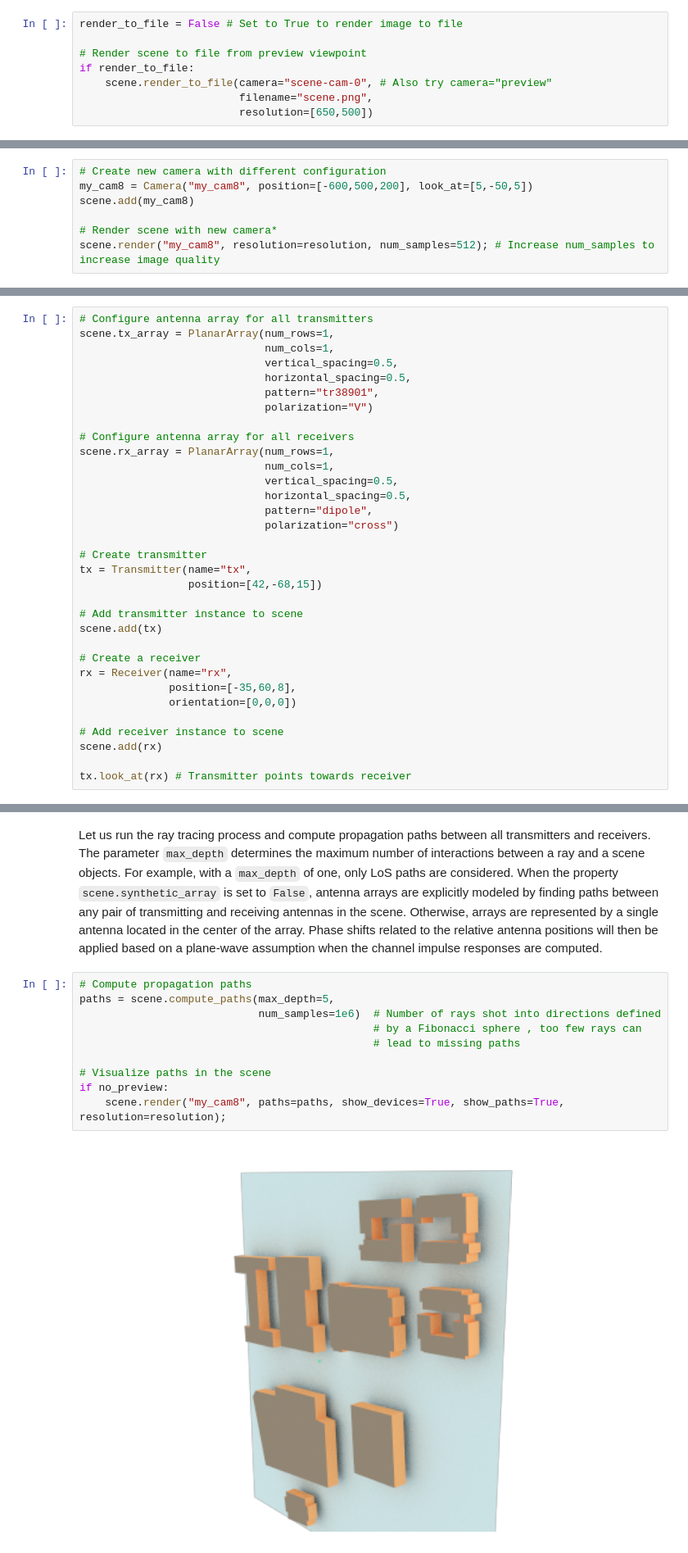
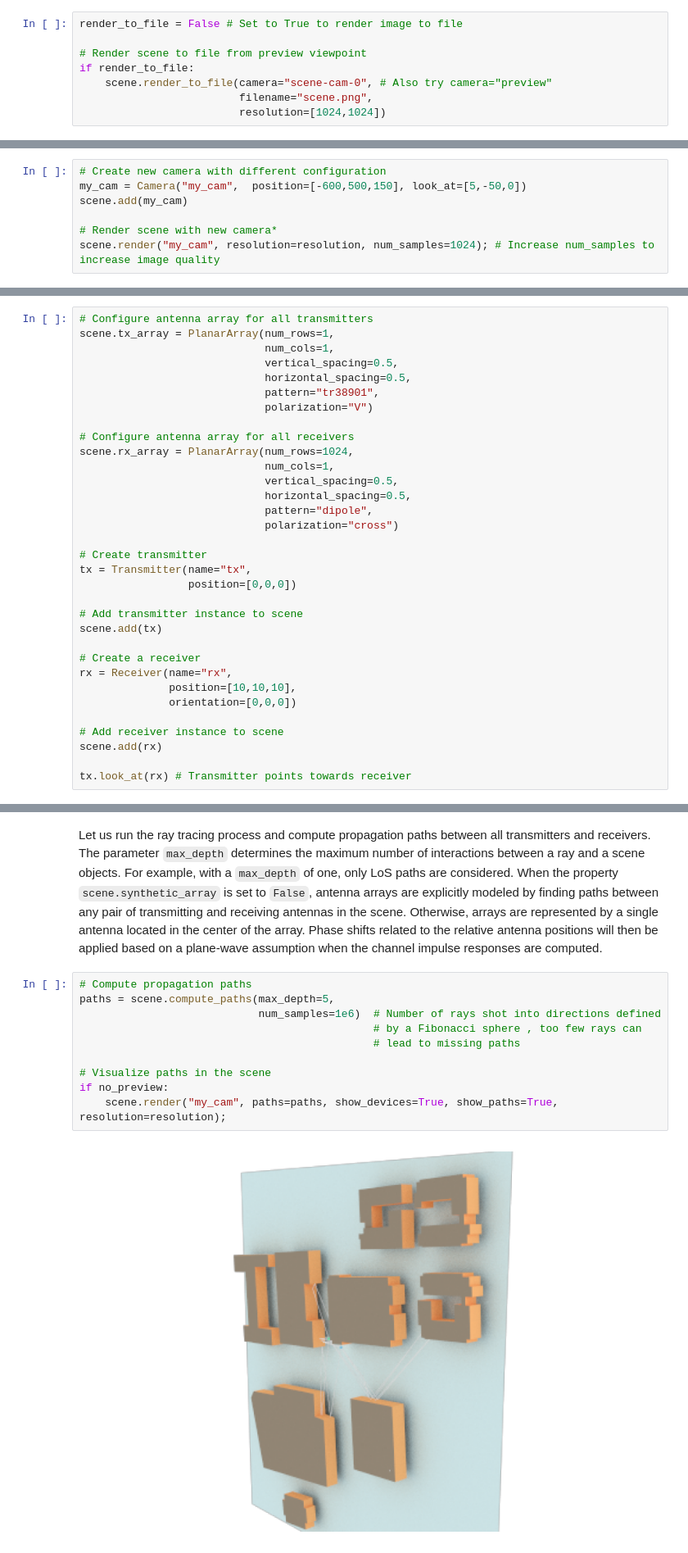
Before and after one commit to Lmyxxn/Sionna_Simulation, a Jupyter notebook: Sionna_Ray_Tracing_Introduction.ipynb, the cells around one changed output, grey strips where cells are left out. Shown at 82% size. Drawn from its saved outputs; the diff is of its cells as text.

```diff
--- a/Sionna_Ray_Tracing_Introduction.ipynb
+++ b/Sionna_Ray_Tracing_Introduction.ipynb
@@ -155,14 +153,14 @@ render_to_file = False # Set to True to render image to file
 if render_to_file:
     scene.render_to_file(camera="scene-cam-0", # Also try camera="preview"
                          filename="scene.png",
-                         resolution=[650,500])
+                         resolution=[1024,1024])
 # %% [markdown]
 Instead of the preview camera, one can also specify dedicated cameras with different positions and `look_at` directions.
 # %%
 # Create new camera with different configuration
-my_cam8 = Camera("my_cam8", position=[-600,500,200], look_at=[5,-50,5])
-scene.add(my_cam8)
+my_cam = Camera("my_cam",  position=[-600,500,150], look_at=[5,-50,0])
+scene.add(my_cam)
 
 # Render scene with new camera*
-scene.render("my_cam8", resolution=resolution, num_samples=512); # Increase num_samples to increase image quality
+scene.render("my_cam", resolution=resolution, num_samples=1024); # Increase num_samples to increase image quality
 # %% [output]
@@ -204,7 +181,7 @@ scene.tx_array = PlanarArray(num_rows=1,
                              polarization="V")
 
 # Configure antenna array for all receivers
-scene.rx_array = PlanarArray(num_rows=1,
+scene.rx_array = PlanarArray(num_rows=1024,
                              num_cols=1,
                              vertical_spacing=0.5,
                              horizontal_spacing=0.5,
@@ -213,14 +190,14 @@ scene.rx_array = PlanarArray(num_rows=1,
 
 # Create transmitter
 tx = Transmitter(name="tx",
-                 position=[42,-68,15])
+                 position=[0,0,0])
 
 # Add transmitter instance to scene
 scene.add(tx)
 
 # Create a receiver
 rx = Receiver(name="rx",
-              position=[-35,60,8],
+              position=[10,10,10],
               orientation=[0,0,0])
 
 # Add receiver instance to scene
@@ -275,15 +252,15 @@ Phase shifts related to the relative antenna positions will then be applied base
 # %%
 # Compute propagation paths
 paths = scene.compute_paths(max_depth=5,
                             num_samples=1e6)  # Number of rays shot into directions defined
                                               # by a Fibonacci sphere , too few rays can
                                               # lead to missing paths
 
 # Visualize paths in the scene
 if no_preview:
-    scene.render("my_cam8", paths=paths, show_devices=True, show_paths=True, resolution=resolution);
+    scene.render("my_cam", paths=paths, show_devices=True, show_paths=True, resolution=resolution);
 # %% [output]
-[figure, old version]
+[figure, new version]
 # %%
 %%skip_if no_preview
 scene.preview(paths, show_devices=True, show_paths=True) # Use the mouse to focus on the visualized paths
```
Also changed, not shown: parts of 12 cells of this notebook.
